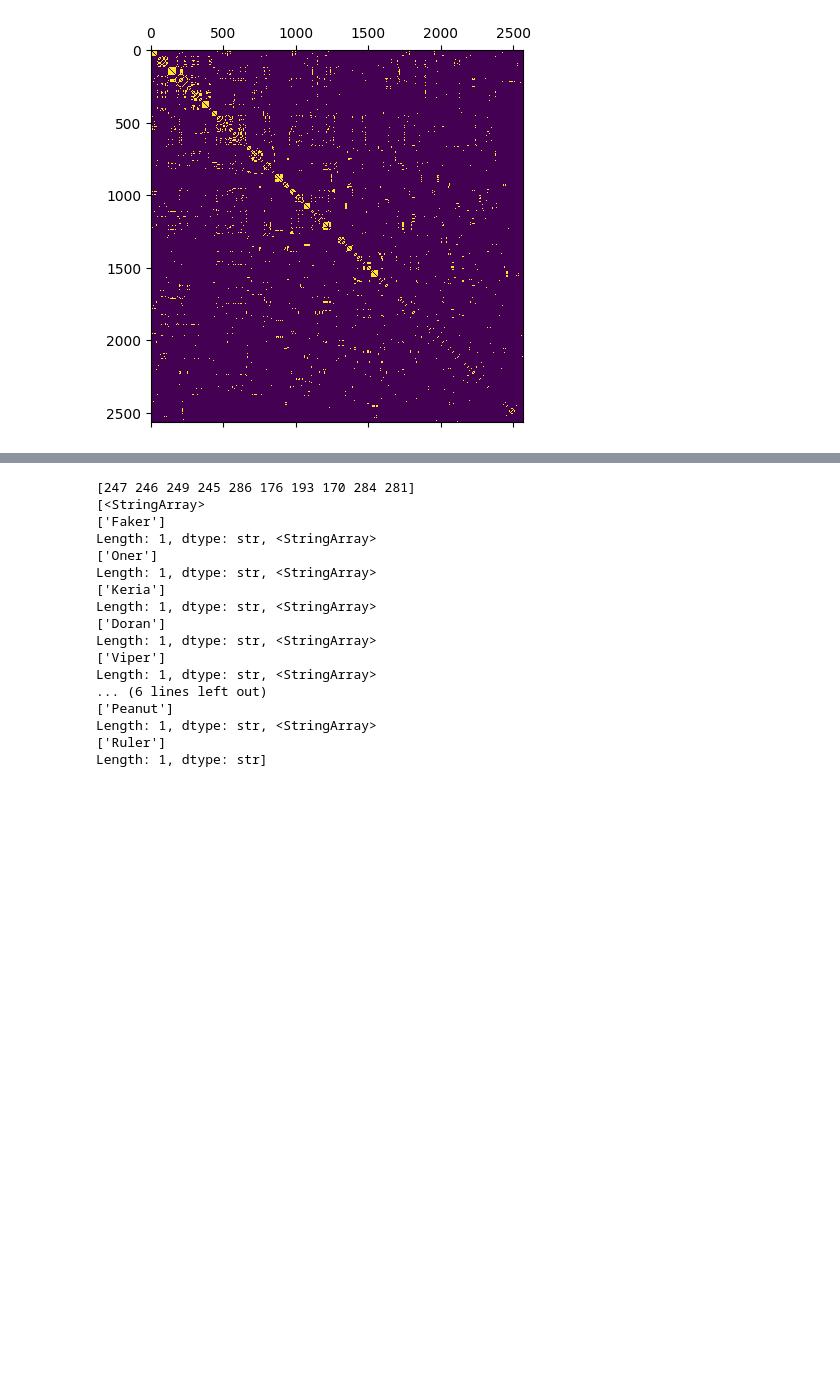
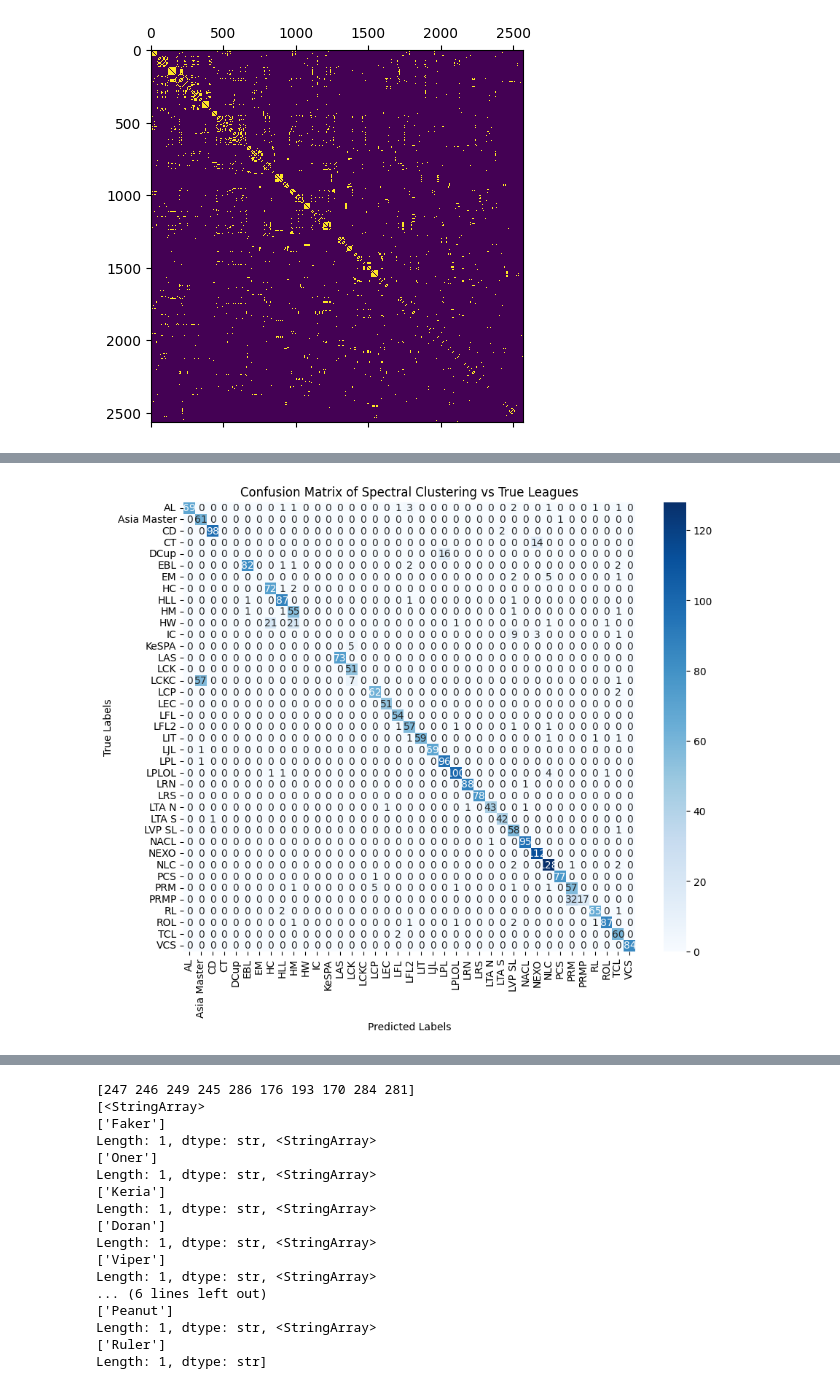
Before and after one commit to dwarfy35/Datamining_project, a Jupyter notebook: notebook2.ipynb, the cells around one changed output, grey strips where cells are left out. Saved outputs shown, nothing was run; the diff lists cells and outputs as text; code cells hidden in the pictures; blank space fills up the shorter version.

```diff
--- a/notebook2.ipynb
+++ b/notebook2.ipynb
@@ -227,0 +305,40 @@ method_results_df.sort_values("nmi_leagues", ascending=False)
+# %%
+from sklearn.metrics import confusion_matrix
+import seaborn as sns
+
+true_labels = c2_df.groupby("playerid")["league"].agg(lambda x: x.mode()[0]).loc[uniq_player_ids].values
+
+clustering = spectral_clustering(adj_matrix, n_clusters=n_clusters, n_init=k_means_n_init)
+#player_ids_cluster_0 = [adj_index_to_playerid[idx] for idx in np.where(clustering == 0)[0]]
+#print(f"Players in cluster 0: {player_ids_cluster_0}")
+#leagues_cluster_0 = c2_df[c2_df["playerid"].isin(player_ids_cluster_0)].groupby("playerid")["league"].agg(lambda x: x.mode()[0])
+#print(f"Leagues of players in cluster 0: {leagues_cluster_0.value_counts()}")
+pred_labels = np.empty_like(clustering, dtype=object)
+for cluster in np.unique(clustering):
+    cluster_indices = np.where(clustering == cluster)[0]
+    cluster_player_ids = [adj_index_to_playerid[idx] for idx in cluster_indices]
+    cluster_leagues = c2_df[c2_df["playerid"].isin(cluster_player_ids)].groupby("playerid")["league"].agg(lambda x: x.mode()[0])
+    most_common_league = cluster_leagues.mode()[0]
+    pred_labels[cluster_indices] = most_common_league
+
+# print(pred_labels[:10])
+# print(true_labels[:10])
+
+# print("Predicted label distribution:")
+# print(pd.Series(pred_labels).value_counts())
+# print("\nTrue label distribution:")
+# print(pd.Series(true_labels).value_counts())
+
+labels = sorted(np.unique(np.concatenate((true_labels, pred_labels))))
+
+cm = confusion_matrix(true_labels, pred_labels, labels=labels)
+# print(labels[:10])
+# print(cm[:10, :10])
+plt.figure(figsize=(10, 8))
+sns.heatmap(cm, annot=True, fmt='d', cmap='Blues', xticklabels=labels, yticklabels=labels)
+plt.xlabel('Predicted Labels')
+plt.ylabel('True Labels')
+plt.title('Confusion Matrix of Spectral Clustering vs True Leagues')
+plt.show()
+# %% [output]
+[figure, added]
```
Also changed, not shown: parts of 20 cells of this notebook, 6 other files.
